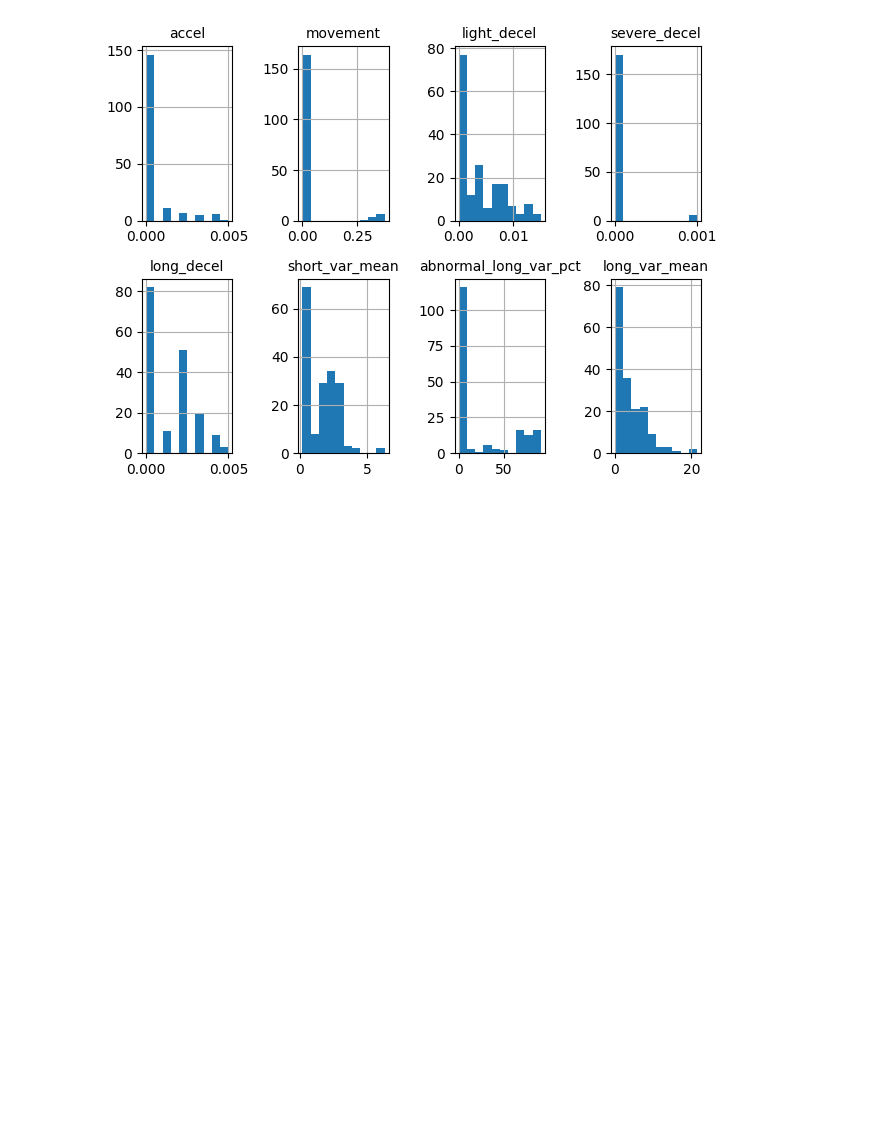
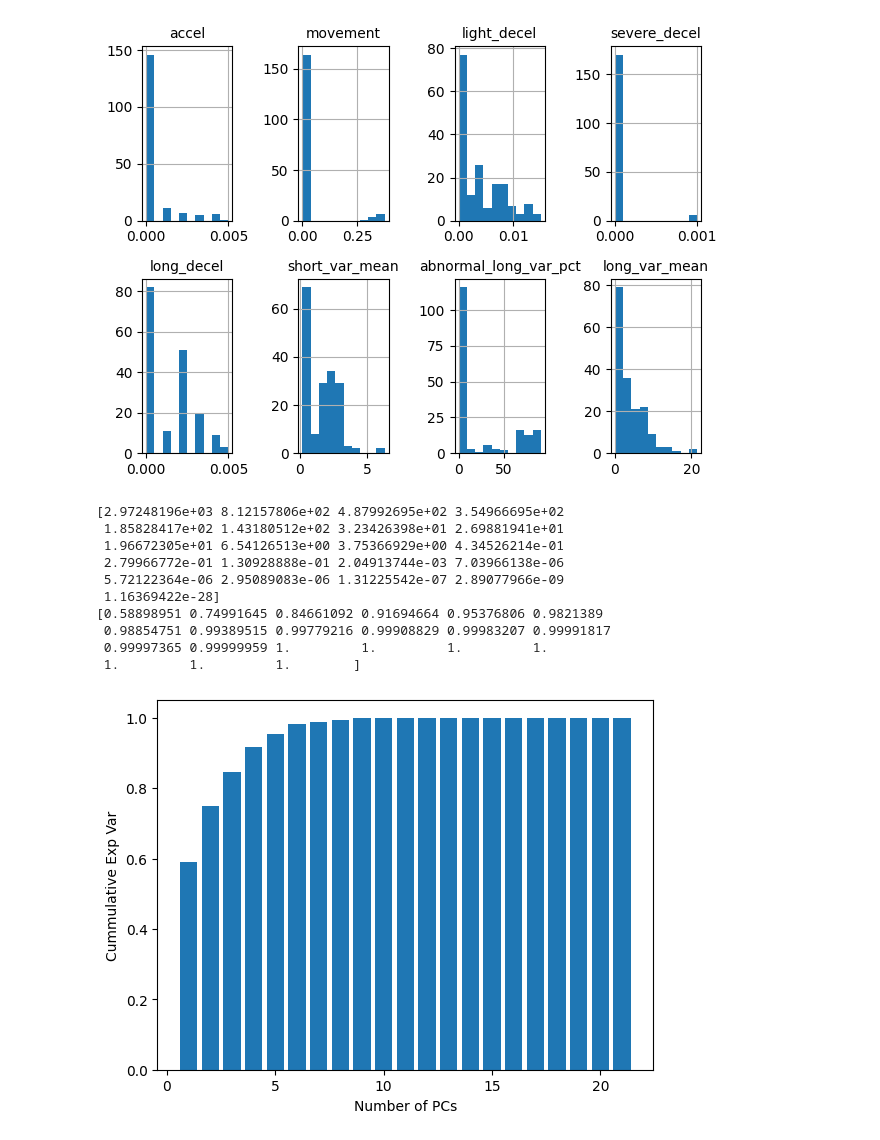
Before and after one commit to barbosaMatheus/fetal_health_classification, a Jupyter notebook: fetal_health.ipynb, the cells around one changed output. Saved outputs shown, nothing was run; the diff lists cells and outputs as text; code cells hidden in the pictures; blank space fills up the shorter version.

```diff
--- a/fetal_health.ipynb
+++ b/fetal_health.ipynb
@@ -129,3 +134,35 @@ Fetal Health 2.0
 [figure]
 Fetal Health 3.0
 [figure]
+# %%
+"""
+There is maybe a pattern detected w/ accel and movement,
+they seem to get more right-skewed as the fetal health
+gets worse. This might indicate that less healthy fetuses
+move less.
+
+The other skewed features do not seem to exude a pattern.
+We will check the PCA results to see if we can reduce our
+input dimension.
+"""
+df = pd.read_csv("data.csv")
+pca = PCA(whiten=True)
+pca.fit(df[[c for c in df.columns.values if c != "fetal_health"]])
+x = list(range(1,pca.n_components_+1))
+print(np.cumsum(pca.explained_variance_ratio_))
+_ = plt.bar(x, np.cumsum(pca.explained_variance_ratio_))
+plt.ylabel("Cummulative Exp Var")
+plt.xlabel("Number of PCs")
+plt.show()
+# %% [output]
+[2.97248196e+03 8.12157806e+02 4.87992695e+02 3.54966695e+02
+ 1.85828417e+02 1.43180512e+02 3.23426398e+01 2.69881941e+01
+ 1.96672305e+01 6.54126513e+00 3.75366929e+00 4.34526214e-01
+ 2.79966772e-01 1.30928888e-01 2.04913744e-03 7.03966138e-06
+ 5.72122364e-06 2.95089083e-06 1.31225542e-07 2.89077966e-09
+ 1.16369422e-28]
+[0.58898951 0.74991645 0.84661092 0.91694664 0.95376806 0.9821389
+ 0.98854751 0.99389515 0.99779216 0.99908829 0.99983207 0.99991817
+ 0.99997365 0.99999959 1.         1.         1.         1.
+ 1.         1.         1.        ]
+[figure, added]
```
Also changed, not shown: parts of 1 cell of this notebook, 1 other file.
